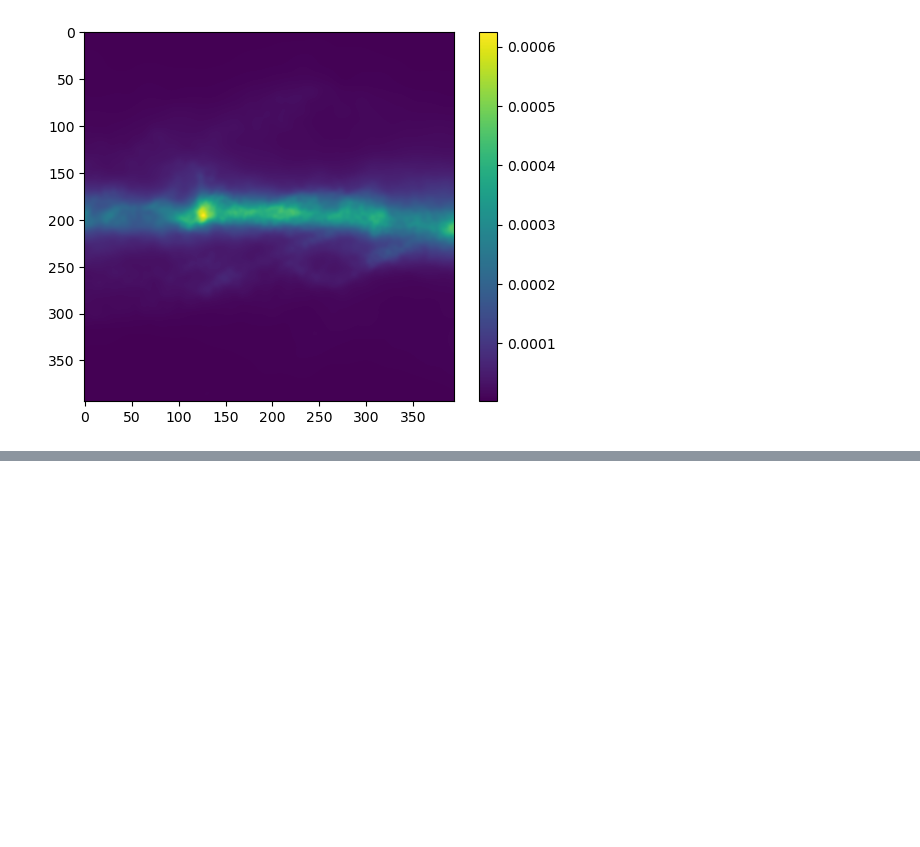
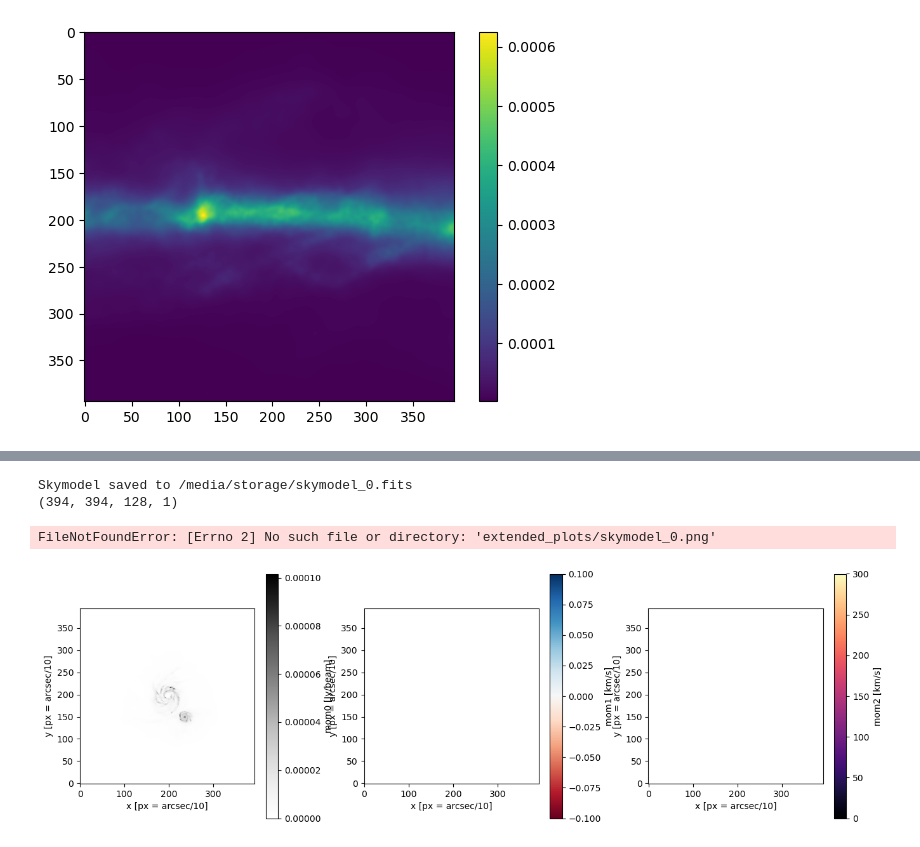
Before and after one commit to MicheleDelliVeneri/ALMASim, a Jupyter notebook: tester.ipynb, the cells around one changed output, grey strips where cells are left out. Saved outputs shown, nothing was run; the diff lists cells and outputs as text; code cells hidden in the pictures; blank space fills up the shorter version.

Commit message:
working on extended

```diff
--- a/tester.ipynb
+++ b/tester.ipynb
@@ -120,0 +427,19 @@ plt.show()
+# %%
+
+
+x_rot = np.random.randint(0, 360) * U.deg
+y_rot = np.random.randint(0, 360) * U.deg
+simulation_str = TNGBasePath.split('/')[-1]
+frequency_resolution  = inwidth * U.MHz
+spatial_resolution = spatial_resolution * U.arcsec
+
+central_frequency = central_freq * U.GHz
+#px_size, channel_width = get_sizes(source, n_pxs, n_channels)
+#print(px_size, channel_width)
+hI_rest_frequency = 1420.4 * U.MHz
+radio_hI_equivalence = U.doppler_radio(hI_rest_frequency)
+velocity_resolution = frequency_resolution.to(U.km / U.s, equivalencies=radio_hI_equivalence)
+
+distance, channel_width = get_distance(n_px, n_channels, x_rot, y_rot,
+                         simulation_str, TNGSnapshotID, TNGSubhaloID, api_key, output_dir)
+print(distance, channel_width)
@@ -120,0 +518,19 @@ plt.show()
+# %%
+M.write_hdf5(os.path.join(data_dir, 'skymodel_{}.hdf5'.format(str(id))), channels='velocity')
+f = h5py.File(os.path.join(data_dir, 'skymodel_{}.hdf5'.format(str(id))),'r')
+vch = f['channel_mids'][()] / 1E3 - source.distance.to(U.Mpc).value*70  # m/s to km/s
+f.close()
+os.remove(os.path.join(data_dir, 'skymodel_{}.hdf5'.format(str(id))))
+filename = os.path.join(data_dir, 'skymodel_{}.fits'.format(id))
+#M.write_fits(filename, channels='velocity')
+write_datacube_to_fits(M.datacube, filename)
+print('Skymodel saved to {}'.format(filename))
+if plot is True:
+    SkyCube = M.datacube._array.value
+print(SkyCube.shape)
+plot_moments(SkyCube[:, :, :, 0], vch, os.path.join(plot_dir, 'skymodel_{}.png'.format(str(id))))
+# %% [output]
+Skymodel saved to /media/storage/skymodel_0.fits
+(394, 394, 128, 1)
+FileNotFoundError: [Errno 2] No such file or directory: 'extended_plots/skymodel_0.png'
+[figure, added]
```
Also changed, not shown: parts of 5 cells of this notebook, 2 other files.
